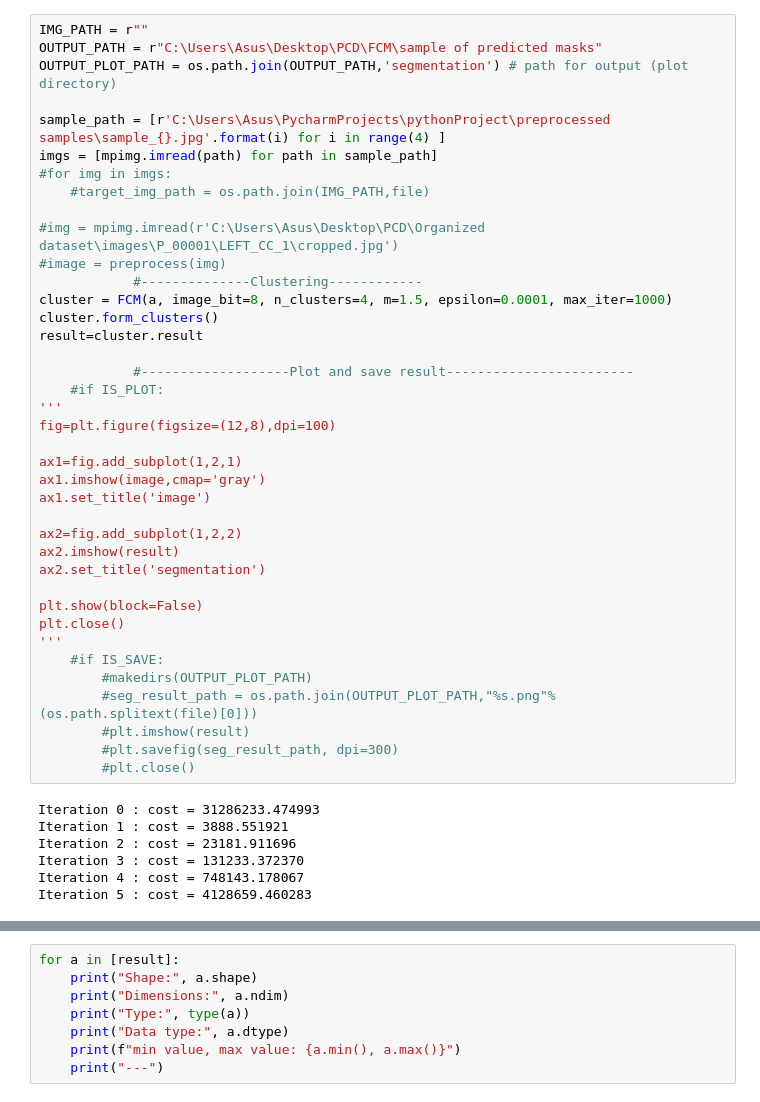
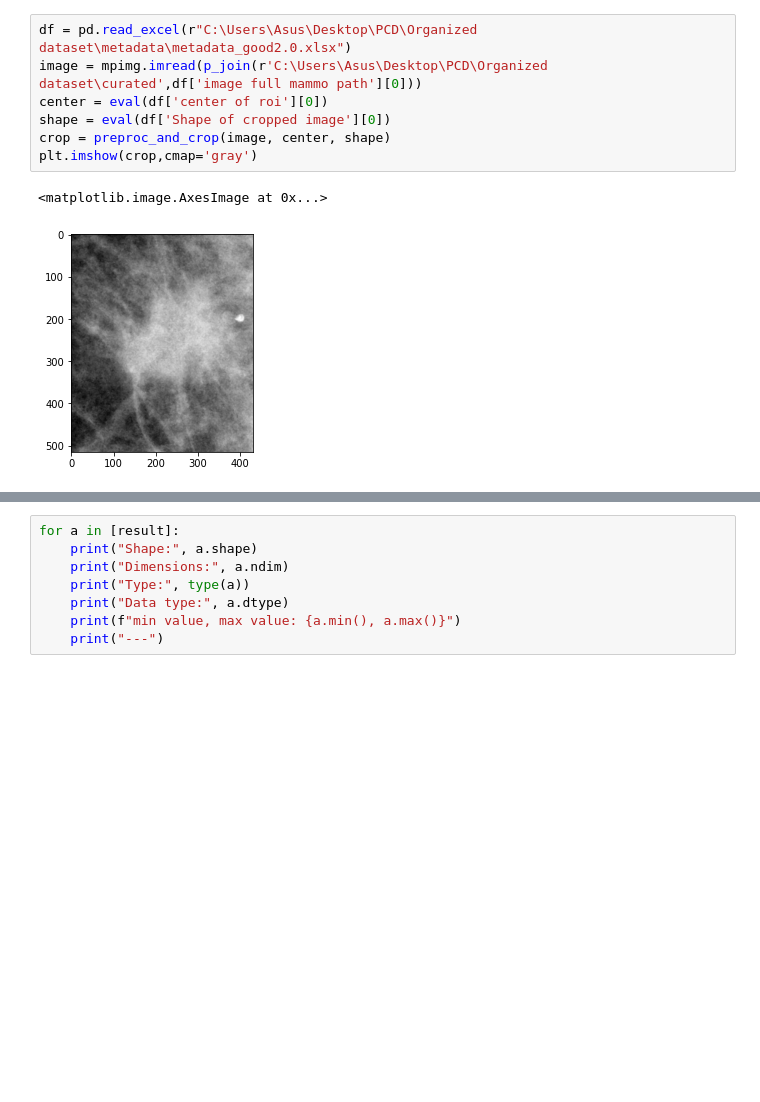
Before and after one commit to ynes99/mammogram_segmentation, a Jupyter notebook: FCM algorithm.ipynb, the cells around one changed output, grey strips where cells are left out. Saved outputs shown, nothing was run; the diff lists cells and outputs as text; blank space fills up the shorter version.

```diff
--- a/FCM algorithm.ipynb
+++ b/FCM algorithm.ipynb
@@ -104,49 +111,13 @@ class FCM():
         self.result = result.reshape(self.shape).astype('int')
 
         return self.result
-# %%
-IMG_PATH = r""
-OUTPUT_PATH = r"C:\Users\Asus\Desktop\PCD\FCM\sample of predicted masks"
-OUTPUT_PLOT_PATH = os.path.join(OUTPUT_PATH,'segmentation') # path for output (plot directory)
-
-sample_path = [r'C:\Users\Asus\PycharmProjects\pythonProject\preprocessed samples\sample_{}.jpg'.format(i) for i in range(4) ]
-imgs = [mpimg.imread(path) for path in sample_path]
-#for img in imgs:
-    #target_img_path = os.path.join(IMG_PATH,file)
-
-#img = mpimg.imread(r'C:\Users\Asus\Desktop\PCD\Organized dataset\images\P_00001\LEFT_CC_1\cropped.jpg')
-#image = preprocess(img)
-            #--------------Clustering------------
-cluster = FCM(a, image_bit=8, n_clusters=4, m=1.5, epsilon=0.0001, max_iter=1000)
-cluster.form_clusters()
-result=cluster.result
-
-            #-------------------Plot and save result------------------------
-    #if IS_PLOT:
-'''
-fig=plt.figure(figsize=(12,8),dpi=100)
-
-ax1=fig.add_subplot(1,2,1)
-ax1.imshow(image,cmap='gray')
-ax1.set_title('image')
-
-ax2=fig.add_subplot(1,2,2)
-ax2.imshow(result)
-ax2.set_title('segmentation')
-
-plt.show(block=False)
-plt.close()
-'''
-    #if IS_SAVE:
-        #makedirs(OUTPUT_PLOT_PATH)
-        #seg_result_path = os.path.join(OUTPUT_PLOT_PATH,"%s.png"%(os.path.splitext(file)[0]))
-        #plt.imshow(result)
-        #plt.savefig(seg_result_path, dpi=300)
-        #plt.close()
-# %% [output]
-Iteration 0 : cost = 31286233.474993
-Iteration 1 : cost = 3888.551921
-Iteration 2 : cost = 23181.911696
-Iteration 3 : cost = 131233.372370
-Iteration 4 : cost = 748143.178067
-Iteration 5 : cost = 4128659.460283
+# %%
+df = pd.read_excel(r"C:\Users\Asus\Desktop\PCD\Organized dataset\metadata\metadata_good2.0.xlsx")
+image = mpimg.imread(p_join(r'C:\Users\Asus\Desktop\PCD\Organized dataset\curated',df['image full mammo path'][0]))
+center = eval(df['center of roi'][0])
+shape = eval(df['Shape of cropped image'][0])
+crop = preproc_and_crop(image, center, shape)
+plt.imshow(crop,cmap='gray')
+# %% [output]
+<matplotlib.image.AxesImage at 0x...>
+[figure, added]
```
Also changed, not shown: parts of 11 cells of this notebook, 31 other files.
